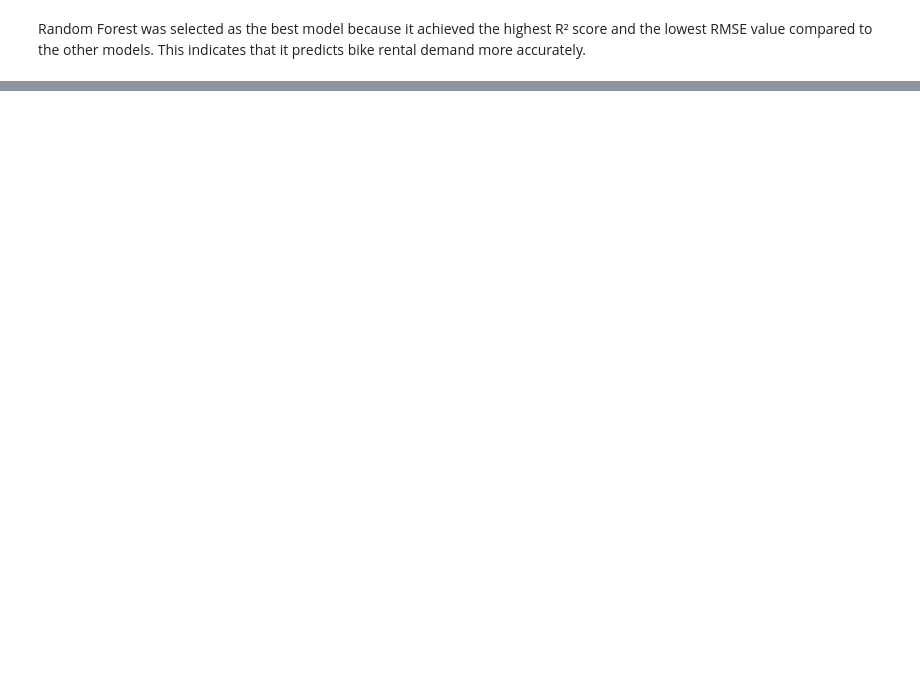
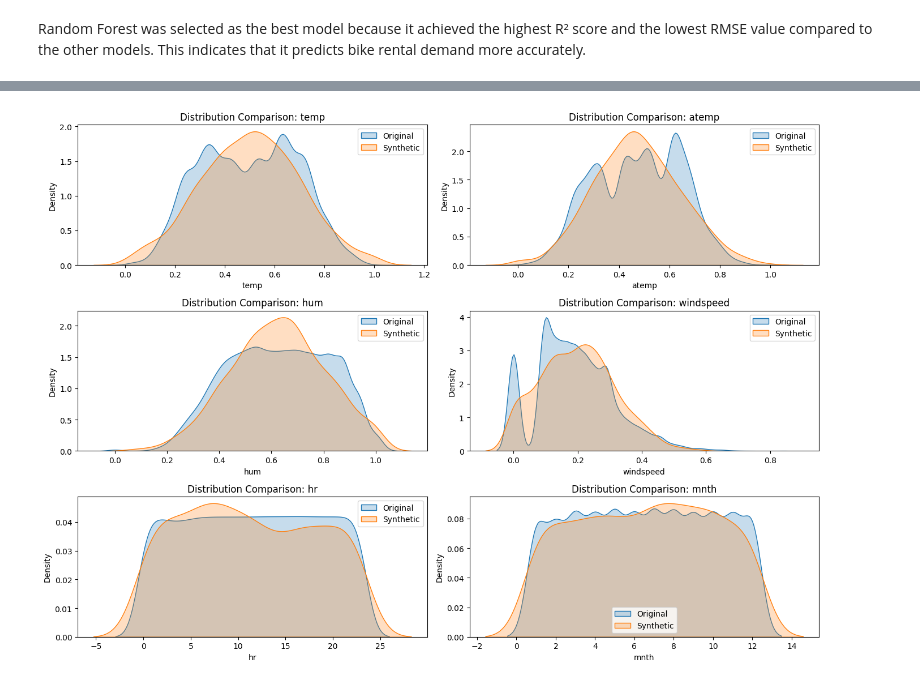
Before and after one commit to JasmineVisser/practicum-2.1, a Jupyter notebook: Practicum.ipynb, the cells around one changed output, grey strips where cells are left out. Drawn from its saved outputs; the diff is of its cells as text; code cells hidden in the pictures; blank space fills up the shorter version.

```diff
--- a/Practicum.ipynb
+++ b/Practicum.ipynb
@@ -212,0 +242,21 @@ NameError: name 'best_model' is not defined
+# %%
+def generate_synthetic_data(df, n=1000):
+    synthetic = pd.DataFrame()
+
+    for col in df.columns:
+        if df[col].dtype in ["int64", "int32"]:
+            synthetic[col] = np.random.choice(
+                df[col].unique(),
+                size=n,
+                p=df[col].value_counts(normalize=True).sort_index().values
+            )
+        else:
+            mu, sigma = df[col].mean(), df[col].std()
+            synthetic[col] = np.random.normal(mu, sigma, n)
+
+    for col in df.columns:
+        synthetic[col] = synthetic[col].clip(df[col].min(), df[col].max())
+
+    return synthetic
+
+synthetic_data = generate_synthetic_data(X, n=1000)
@@ -212,0 +306,19 @@ NameError: name 'best_model' is not defined
+# %%
+import matplotlib.pyplot as plt
+import seaborn as sns
+
+cols_to_compare = ["temp", "atemp", "hum", "windspeed", "hr", "mnth"]
+
+plt.figure(figsize=(14, 10))
+
+for i, col in enumerate(cols_to_compare, 1):
+    plt.subplot(3, 2, i)
+    sns.kdeplot(X[col], label="Original", fill=True)
+    sns.kdeplot(synthetic_data[col], label="Synthetic", fill=True)
+    plt.title(f"Distribution Comparison: {col}")
+    plt.legend()
+
+plt.tight_layout()
+plt.show()
+# %% [output]
+[figure, added]
```
Also changed, not shown: parts of 15 cells of this notebook, 3 other files.
